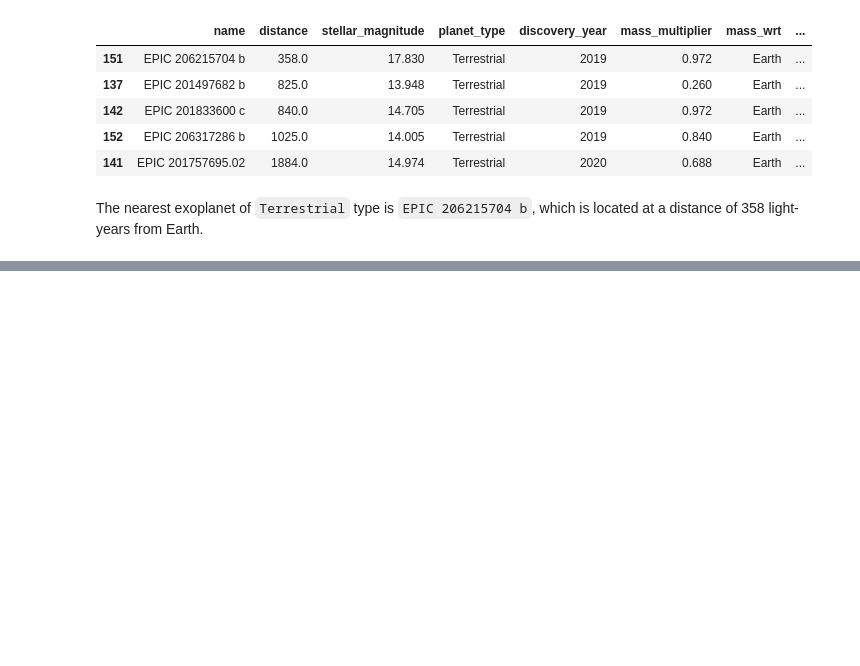
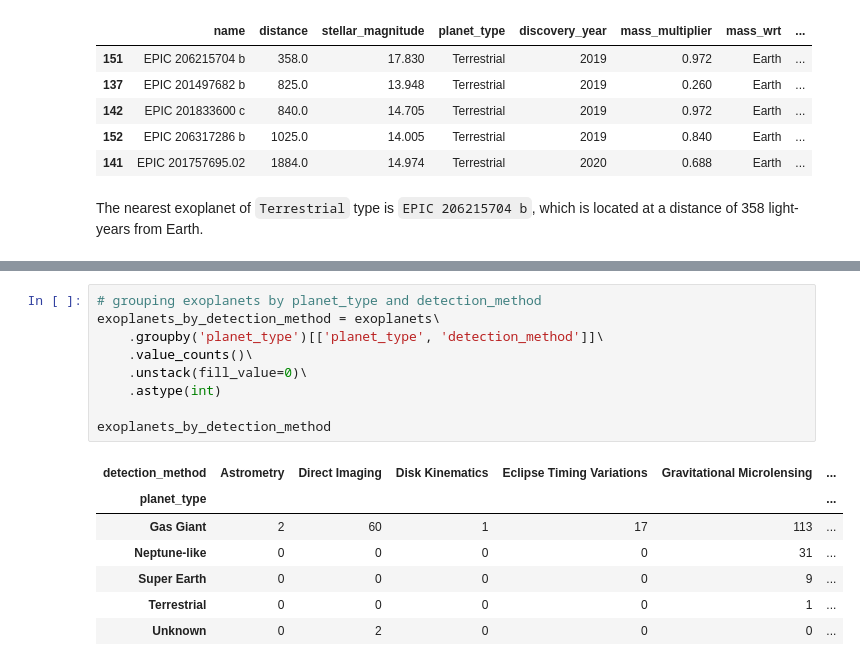
Before and after one commit to 7086600/da_final_project, a Jupyter notebook: da_final_project.ipynb, the cells around one changed output, grey strips where cells are left out. Saved outputs shown, nothing was run; the diff lists cells and outputs as text; blank space fills up the shorter version.

```diff
--- a/da_final_project.ipynb
+++ b/da_final_project.ipynb
@@ -174,0 +248,17 @@ The nearest exoplanet of `Terrestrial` type is `EPIC 206215704 b`, which is loca
+# %%
+# grouping exoplanets by planet_type and detection_method
+exoplanets_by_detection_method = exoplanets\
+    .groupby('planet_type')[['planet_type', 'detection_method']]\
+    .value_counts()\
+    .unstack(fill_value=0)\
+    .astype(int)
+
+exoplanets_by_detection_method
+# %% [output]
+| detection_method | Astrometry | Direct Imaging | Disk Kinematics | Eclipse Timing Variations | Gravitational Microlensing | ... |
+| planet_type |  |  |  |  |  | ... |
+| Gas Giant | 2 | 60 | 1 | 17 | 113 | ... |
+| Neptune-like | 0 | 0 | 0 | 0 | 31 | ... |
+| Super Earth | 0 | 0 | 0 | 0 | 9 | ... |
+| Terrestrial | 0 | 0 | 0 | 0 | 1 | ... |
+| Unknown | 0 | 2 | 0 | 0 | 0 | ... |
```
Also changed, not shown: parts of 10 cells of this notebook, 1 other file.
